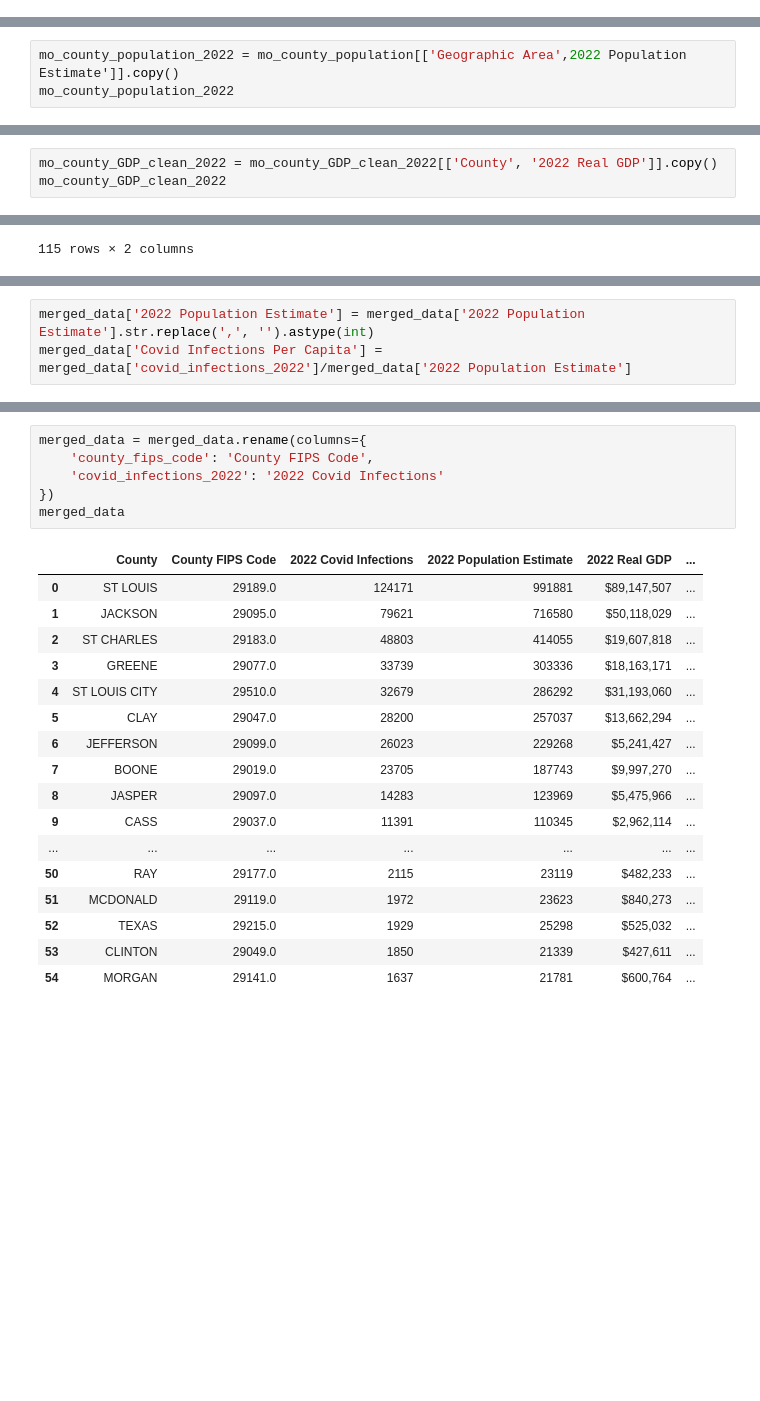
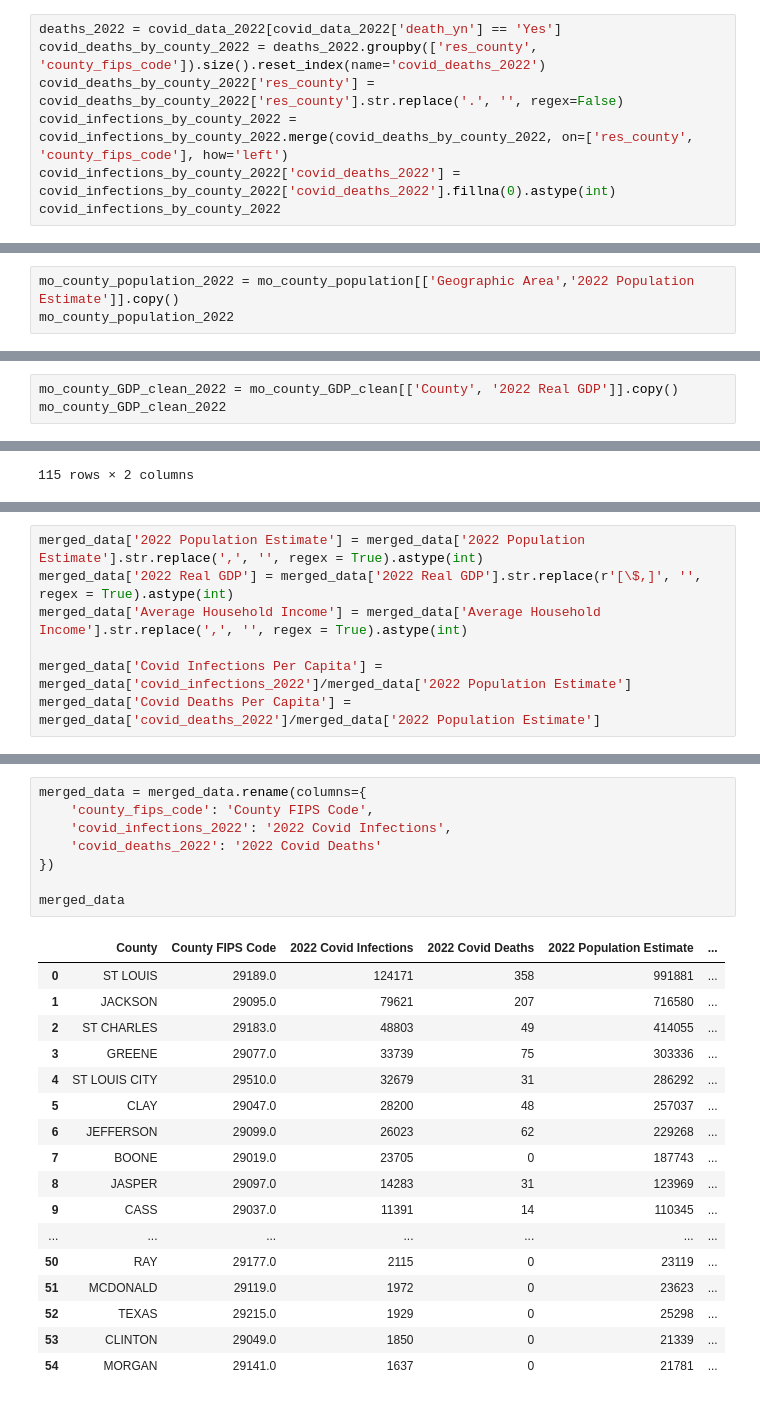
Before and after one commit to jeffreyliu12/biomed-computing-project, a Jupyter notebook: data_generation.ipynb, the cells around one changed output, grey strips where cells are left out. Cells and saved outputs as stored; diff of their text form; blank space fills up the shorter version.

```diff
--- a/data_generation.ipynb
+++ b/data_generation.ipynb
@@ -177,3 +187,10 @@ covid_infections_by_county_2022
 | 52 | TEXAS | 29215.0 | 1929 |
 | 53 | CLINTON | 29049.0 | 1850 |
 | 54 | MORGAN | 29141.0 | 1637 |
+# %%
+deaths_2022 = covid_data_2022[covid_data_2022['death_yn'] == 'Yes']
+covid_deaths_by_county_2022 = deaths_2022.groupby(['res_county', 'county_fips_code']).size().reset_index(name='covid_deaths_2022')
+covid_deaths_by_county_2022['res_county'] = covid_deaths_by_county_2022['res_county'].str.replace('.', '', regex=False)
+covid_infections_by_county_2022 = covid_infections_by_county_2022.merge(covid_deaths_by_county_2022, on=['res_county', 'county_fips_code'], how='left')
+covid_infections_by_county_2022['covid_deaths_2022'] = covid_infections_by_county_2022['covid_deaths_2022'].fillna(0).astype(int)
+covid_infections_by_county_2022
@@ -180,5 +215,5 @@ covid_infections_by_county_2022
 # %%
-mo_county_population_2022 = mo_county_population[['Geographic Area',2022 Population Estimate']].copy()
+mo_county_population_2022 = mo_county_population[['Geographic Area','2022 Population Estimate']].copy()
 mo_county_population_2022
 # %% [output]
 |  | Geographic Area | 2022 Population Estimate |
@@ -195,7 +230,7 @@ mo_county_population_2022
 | 114 | ST LOUIS CITY | 286,292 |
 115 rows × 2 columns
 # %%
-mo_county_GDP_clean_2022 = mo_county_GDP_clean_2022[['County', '2022 Real GDP']].copy()
+mo_county_GDP_clean_2022 = mo_county_GDP_clean[['County', '2022 Real GDP']].copy()
 mo_county_GDP_clean_2022
 # %% [output]
 |  | County | 2022 Real GDP |
@@ -243,6 +278,10 @@ merged_data
 # %%
-merged_data['2022 Population Estimate'] = merged_data['2022 Population Estimate'].str.replace(',', '').astype(int)
+merged_data['2022 Population Estimate'] = merged_data['2022 Population Estimate'].str.replace(',', '', regex = True).astype(int)
+merged_data['2022 Real GDP'] = merged_data['2022 Real GDP'].str.replace(r'[\$,]', '', regex = True).astype(int)
+merged_data['Average Household Income'] = merged_data['Average Household Income'].str.replace(',', '', regex = True).astype(int)
+
 merged_data['Covid Infections Per Capita'] = merged_data['covid_infections_2022']/merged_data['2022 Population Estimate']
+merged_data['Covid Deaths Per Capita'] = merged_data['covid_deaths_2022']/merged_data['2022 Population Estimate']
 # %%
 merged_data
 # %% [output]
@@ -266,24 +305,26 @@ merged_data
 # %%
 merged_data = merged_data.rename(columns={
     'county_fips_code': 'County FIPS Code',
-    'covid_infections_2022': '2022 Covid Infections'
+    'covid_infections_2022': '2022 Covid Infections',
+    'covid_deaths_2022': '2022 Covid Deaths'
 })
+
 merged_data
 # %% [output]
-|  | County | County FIPS Code | 2022 Covid Infections | 2022 Population Estimate | 2022 Real GDP | ... |
-| 0 | ST LOUIS | 29189.0 | 124171 | 991881 | $89,147,507 | ... |
-| 1 | JACKSON | 29095.0 | 79621 | 716580 | $50,118,029 | ... |
-| 2 | ST CHARLES | 29183.0 | 48803 | 414055 | $19,607,818 | ... |
-| 3 | GREENE | 29077.0 | 33739 | 303336 | $18,163,171 | ... |
-| 4 | ST LOUIS CITY | 29510.0 | 32679 | 286292 | $31,193,060 | ... |
-| 5 | CLAY | 29047.0 | 28200 | 257037 | $13,662,294 | ... |
-| 6 | JEFFERSON | 29099.0 | 26023 | 229268 | $5,241,427 | ... |
-| 7 | BOONE | 29019.0 | 23705 | 187743 | $9,997,270 | ... |
-| 8 | JASPER | 29097.0 | 14283 | 123969 | $5,475,966 | ... |
-| 9 | CASS | 29037.0 | 11391 | 110345 | $2,962,114 | ... |
+|  | County | County FIPS Code | 2022 Covid Infections | 2022 Covid Deaths | 2022 Population Estimate | ... |
+| 0 | ST LOUIS | 29189.0 | 124171 | 358 | 991881 | ... |
+| 1 | JACKSON | 29095.0 | 79621 | 207 | 716580 | ... |
+| 2 | ST CHARLES | 29183.0 | 48803 | 49 | 414055 | ... |
+| 3 | GREENE | 29077.0 | 33739 | 75 | 303336 | ... |
+| 4 | ST LOUIS CITY | 29510.0 | 32679 | 31 | 286292 | ... |
+| 5 | CLAY | 29047.0 | 28200 | 48 | 257037 | ... |
+| 6 | JEFFERSON | 29099.0 | 26023 | 62 | 229268 | ... |
+| 7 | BOONE | 29019.0 | 23705 | 0 | 187743 | ... |
+| 8 | JASPER | 29097.0 | 14283 | 31 | 123969 | ... |
+| 9 | CASS | 29037.0 | 11391 | 14 | 110345 | ... |
 | ... | ... | ... | ... | ... | ... | ... |
-| 50 | RAY | 29177.0 | 2115 | 23119 | $482,233 | ... |
-| 51 | MCDONALD | 29119.0 | 1972 | 23623 | $840,273 | ... |
-| 52 | TEXAS | 29215.0 | 1929 | 25298 | $525,032 | ... |
-| 53 | CLINTON | 29049.0 | 1850 | 21339 | $427,611 | ... |
-| 54 | MORGAN | 29141.0 | 1637 | 21781 | $600,764 | ... |
+| 50 | RAY | 29177.0 | 2115 | 0 | 23119 | ... |
+| 51 | MCDONALD | 29119.0 | 1972 | 0 | 23623 | ... |
+| 52 | TEXAS | 29215.0 | 1929 | 0 | 25298 | ... |
+| 53 | CLINTON | 29049.0 | 1850 | 0 | 21339 | ... |
+| 54 | MORGAN | 29141.0 | 1637 | 0 | 21781 | ... |
```
Also changed, not shown: parts of 5 cells of this notebook, 2 other files.
